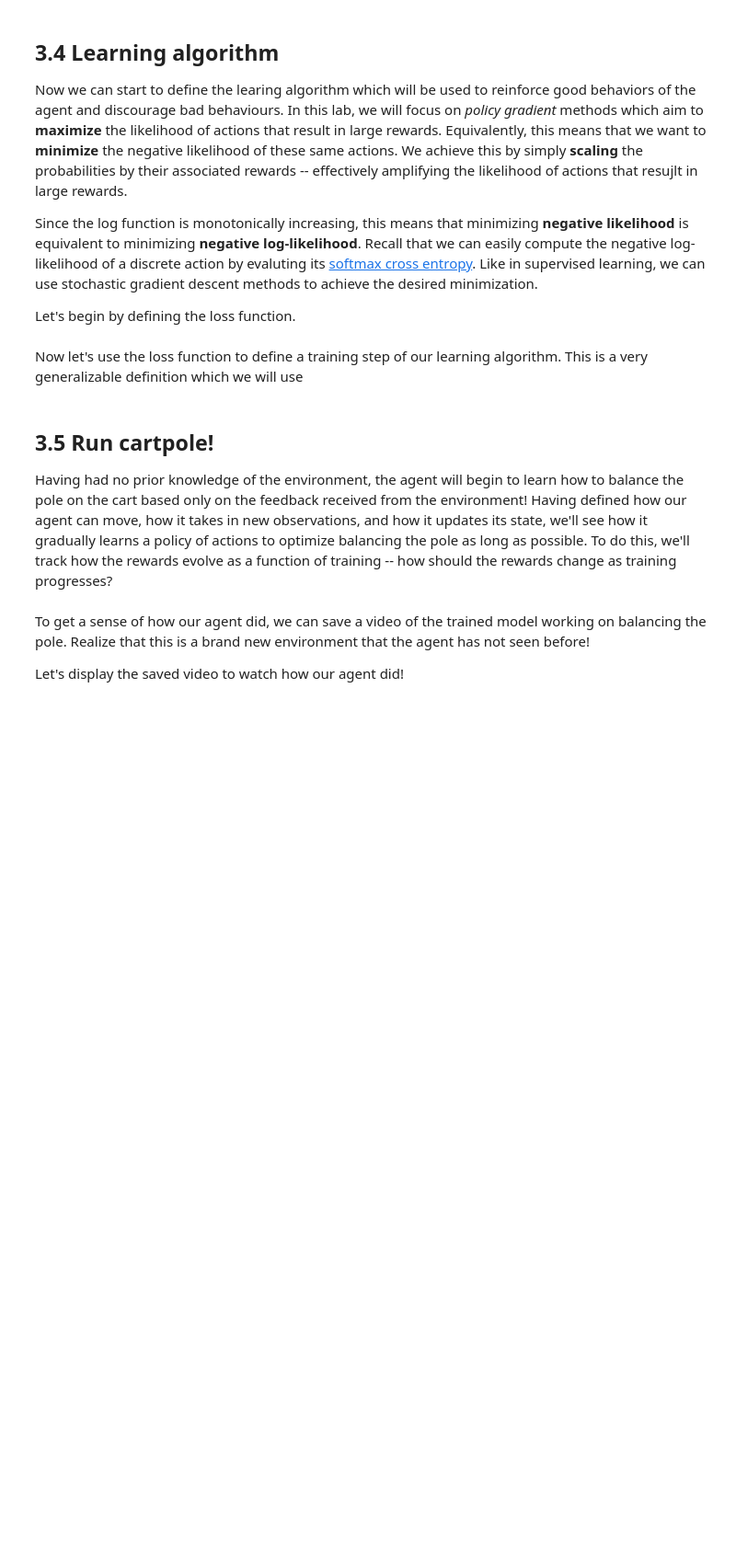
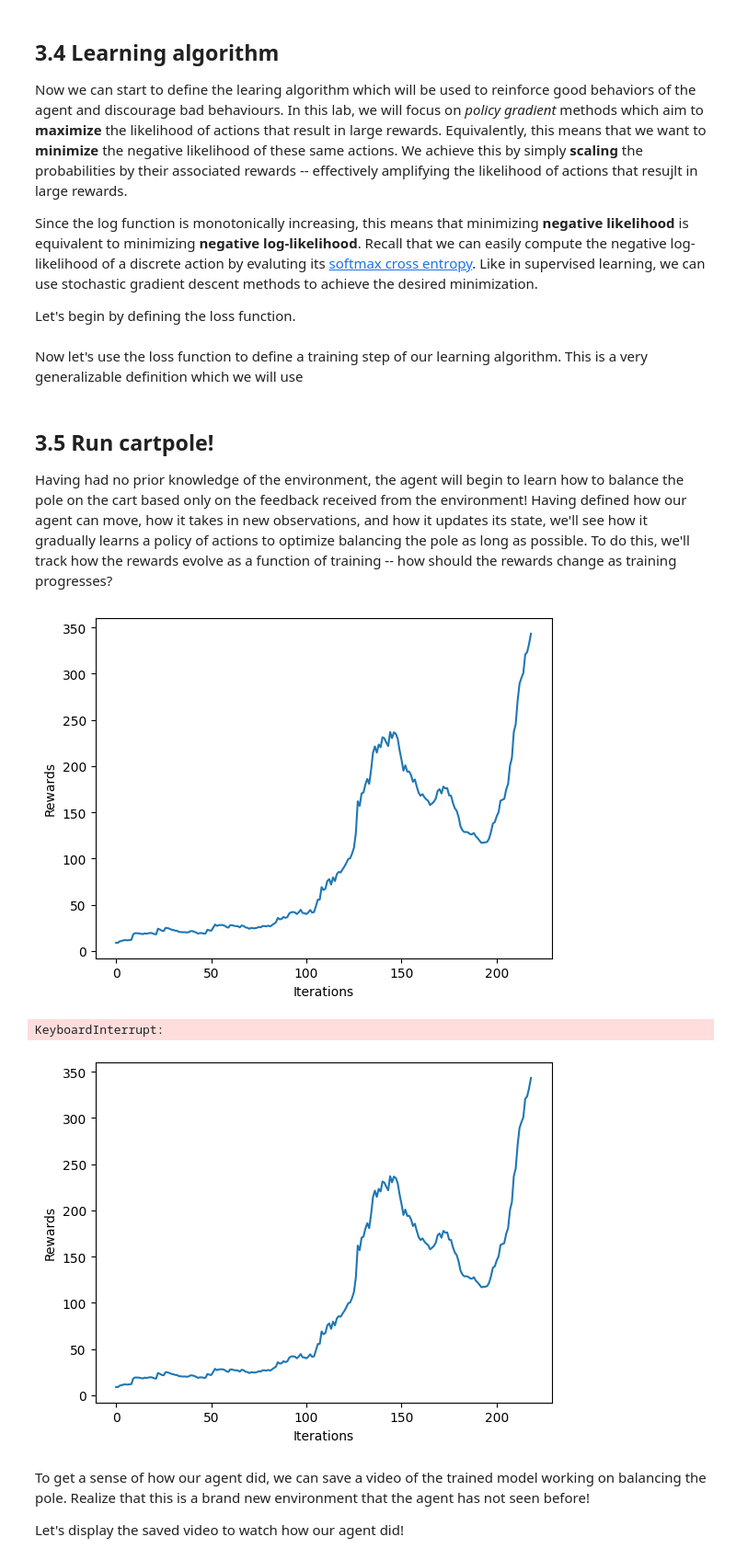
Before and after one commit to ihatethinkingname/mit_dl_lab, a Jupyter notebook: RL.ipynb, the cells around one changed output. Shown at 92% size. Cells and saved outputs as stored; diff of their text form; code cells hidden in the pictures; blank space fills up the shorter version.

```diff
--- a/RL.ipynb
+++ b/RL.ipynb
@@ -225,7 +310,7 @@ We will use this definition of the reward function in both parts of the lab so m
 # Helper function that normalizes an np.array x
 def normalize(x):
     x -= np.mean(x)
-    x /= np.std(x)
+    x /= np.std(x)+1e-9
     return x.astype(np.float32)
 
 # Compute normalized, discounted, cumulative rewards (i.e., return)
@@ -262,11 +347,11 @@ Let's begin by defining the loss function.
 #   loss
 def compute_loss(logits, actions, rewards):
     '''TODO: complete the function call to compute the negative log probabilities'''
-    # neg_logprob = tf.nn.sparse_softmax_cross_entropy_with_logits(
-    #    logits='''TODO''', labels='''TODO''')
+    neg_logprob = tf.nn.sparse_softmax_cross_entropy_with_logits(
+       logits=logits, labels=actions)
 
     '''TODO: scale the negative log probability by the rewards'''
-    # loss = tf.reduce_mean('''TODO''')
+    loss = tf.reduce_mean(neg_logprob*rewards)
     return loss
 # %% [markdown]
 Now let's use the loss function to define a training step of our learning algorithm. This is a very generalizable definition which we will use
@@ -282,7 +367,7 @@ def train_step(model, loss_function, optimizer, observations, actions, discounte
             prediction = model(observations)
 
         '''TODO: call the compute_loss function to compute the loss'''
-        # loss = loss_function('''TODO''', '''TODO''', '''TODO''')
+        loss = loss_function(prediction,actions,discounted_rewards)
 
     '''TODO: run backpropagation to minimize the loss using the tape.gradient method.
              Unlike supervised learning, RL is *extremely* noisy, so you will benefit
@@ -290,9 +375,9 @@ def train_step(model, loss_function, optimizer, observations, actions, discounte
              dangerous local minima. After computing your gradients try also clipping
              by a global normalizer. Try different clipping values, usually clipping
              between 0.5 and 5 provides reasonable results. '''
-    # grads = tape.gradient('''TODO''', '''TODO''')
+    grads = tape.gradient(loss,model.trainable_variables)
 
-    # grads, _ = tf.clip_by_global_norm(grads, '''TODO''')
+    grads, _ = tf.clip_by_global_norm(grads, 0.5)
     optimizer.apply_gradients(zip(grads, model.trainable_variables))
 # %% [markdown]
 ## 3.5 Run cartpole!
@@ -303,15 +388,15 @@ Having had no prior knowledge of the environment, the agent will begin to learn
 ## Re-run this cell to restart training from scratch ##
 
 # TODO: Learning rate and optimizer
-# learning_rate = '''TODO'''
+learning_rate = 1e-2
 
-# optimizer = '''TODO'''
+optimizer = tf.keras.optimizers.AdamW(learning_rate=learning_rate)
 
 # instantiate cartpole agent
 cartpole_model = create_cartpole_model()
 
 # to track our progress
-smoothed_reward = mdl.util.LossHistory(smoothing_factor=0.95)
+smoothed_reward = mdl.util.LossHistory(smoothing_factor=0.9)
 plotter = mdl.util.PeriodicPlotter(sec=2, xlabel='Iterations', ylabel='Rewards')
 # %%
 ## Cartpole training! ##
@@ -320,38 +405,44 @@ plotter = mdl.util.PeriodicPlotter(sec=2, xlabel='Iterations', ylabel='Rewards')
 #        well (to re-initialize the model and optimizer)
 
 if hasattr(tqdm, '_instances'): tqdm._instances.clear() # clear if it exists
-for i_episode in range(500):
+
+for i_episode in tqdm(range(500)):
 
     plotter.plot(smoothed_reward.get())
     # Restart the environment
-    observation = env.reset()
+    observation,info = env.reset()
     memory.clear()
 
     while True:
         # using our observation, choose an action and take it in the environment
         action = choose_action(cartpole_model, observation)
-        next_observation, reward, done, info = env.step(action)
+        next_observation, reward, terminated, truncated, info = env.step(action)
         # add to memory
+        observation = np.array(observation, dtype=np.float32).reshape(-1)
         memory.add_to_memory(observation, action, reward)
 
         # is the episode over? did you crash or do so well that you're done?
-        if done:
+        if terminated or truncated:
             # determine total reward and keep a record of this
             total_reward = sum(memory.rewards)
             smoothed_reward.append(total_reward)
 
             # initiate training - remember we don't know anything about how the
             #   agent is doing until it has crashed!
             g = train_step(cartpole_model, compute_loss, optimizer,
                        observations=np.vstack(memory.observations),
                        actions=np.array(memory.actions),
                        discounted_rewards = discount_rewards(memory.rewards))
 
             # reset the memory
             memory.clear()
             break
         # update our observatons
         observation = next_observation
+# %% [output]
+[figure, added]
+KeyboardInterrupt:
+[figure, added]
 # %% [markdown]
 To get a sense of how our agent did, we can save a video of the trained model working on balancing the pole. Realize that this is a brand new environment that the agent has not seen before!
 
```
Also changed, not shown: parts of 11 cells of this notebook.
